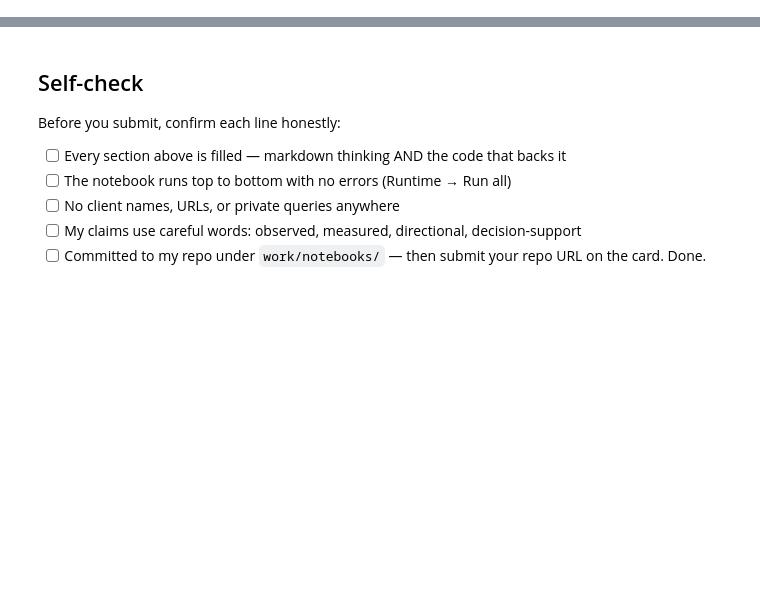
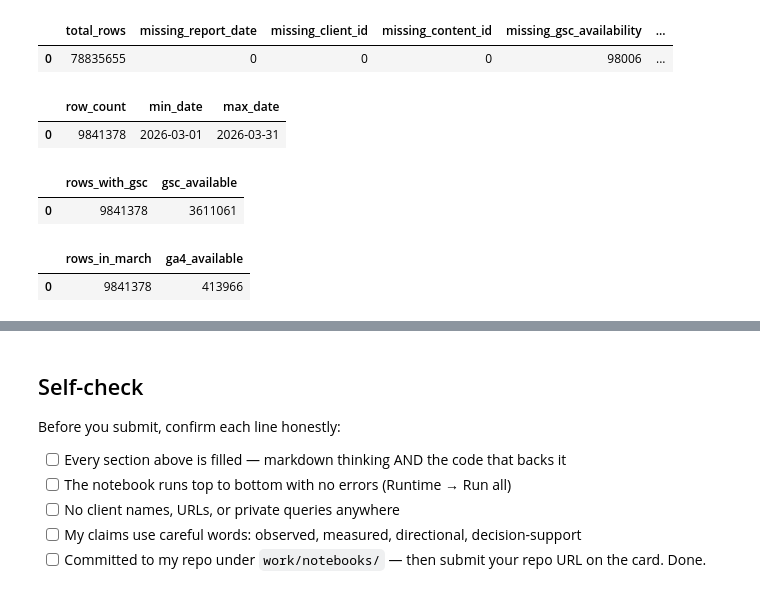
Before and after one commit to 124pritivarma6001-commits/flyrank_internship_ml, a Jupyter notebook: work/notebooks/w03_data_contract.ipynb, the cells around one changed output, grey strips where cells are left out. Cells and saved outputs as stored; diff of their text form; code cells hidden in the pictures; blank space fills up the shorter version.

```diff
--- a/work/notebooks/w03_data_contract.ipynb
+++ b/work/notebooks/w03_data_contract.ipynb
@@ -36,0 +111,56 @@ This skeleton is yours to fill. Work the sections **in order** — each one has
+# %%
+missing_check = con.sql(f"""
+SELECT
+    COUNT(*) AS total_rows,
+    COUNT(*) FILTER (WHERE report_date IS NULL) AS missing_report_date,
+    COUNT(*) FILTER (WHERE client_hash_id IS NULL) AS missing_client_id,
+    COUNT(*) FILTER (WHERE content_hash_id IS NULL) AS missing_content_id,
+    COUNT(*) FILTER (WHERE gsc_data_available IS NULL) AS missing_gsc_availability,
+    COUNT(*) FILTER (WHERE ga4_data_available IS NULL) AS missing_ga4_availability
+FROM {TABLES['fact_daily']}
+""").df()
+
+missing_check
+# %% [output]
+|  | total_rows | missing_report_date | missing_client_id | missing_content_id | missing_gsc_availability | ... |
+| 0 | 78835655 | 0 | 0 | 0 | 98006 | ... |
+# %%
+march_check = con.sql(f"""
+SELECT
+    COUNT(*) AS row_count,
+    MIN(report_date) AS min_date,
+    MAX(report_date) AS max_date
+FROM {TABLES['fact_daily']}
+WHERE month = '2026-03'
+""").df()
+
+march_check
+# %% [output]
+|  | row_count | min_date | max_date |
+| 0 | 9841378 | 2026-03-01 | 2026-03-31 |
+# %%
+gsc_check = con.sql(f"""
+SELECT
+    COUNT(*) AS rows_with_gsc,
+    COUNT(*) FILTER (WHERE gsc_data_available IS TRUE) AS gsc_available
+FROM {TABLES['fact_daily']}
+WHERE month = '2026-03'
+""").df()
+
+gsc_check
+# %% [output]
+|  | rows_with_gsc | gsc_available |
+| 0 | 9841378 | 3611061 |
+# %%
+ga4_check = con.sql(f"""
+SELECT
+    COUNT(*) AS rows_in_march,
+    COUNT(*) FILTER (WHERE ga4_data_available IS TRUE) AS ga4_available
+FROM {TABLES['fact_daily']}
+WHERE month = '2026-03'
+""").df()
+
+ga4_check
+# %% [output]
+|  | rows_in_march | ga4_available |
+| 0 | 9841378 | 413966 |
```
Also changed, not shown: parts of 18 cells of this notebook.
